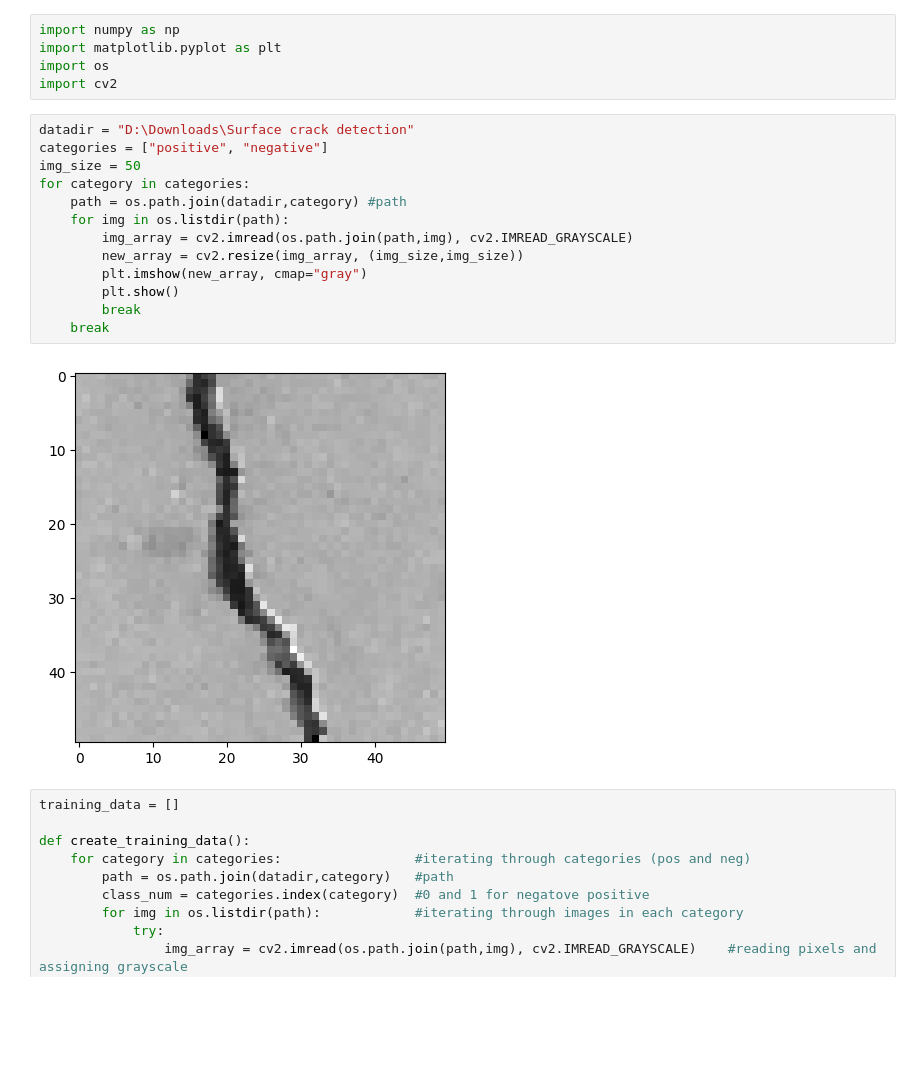
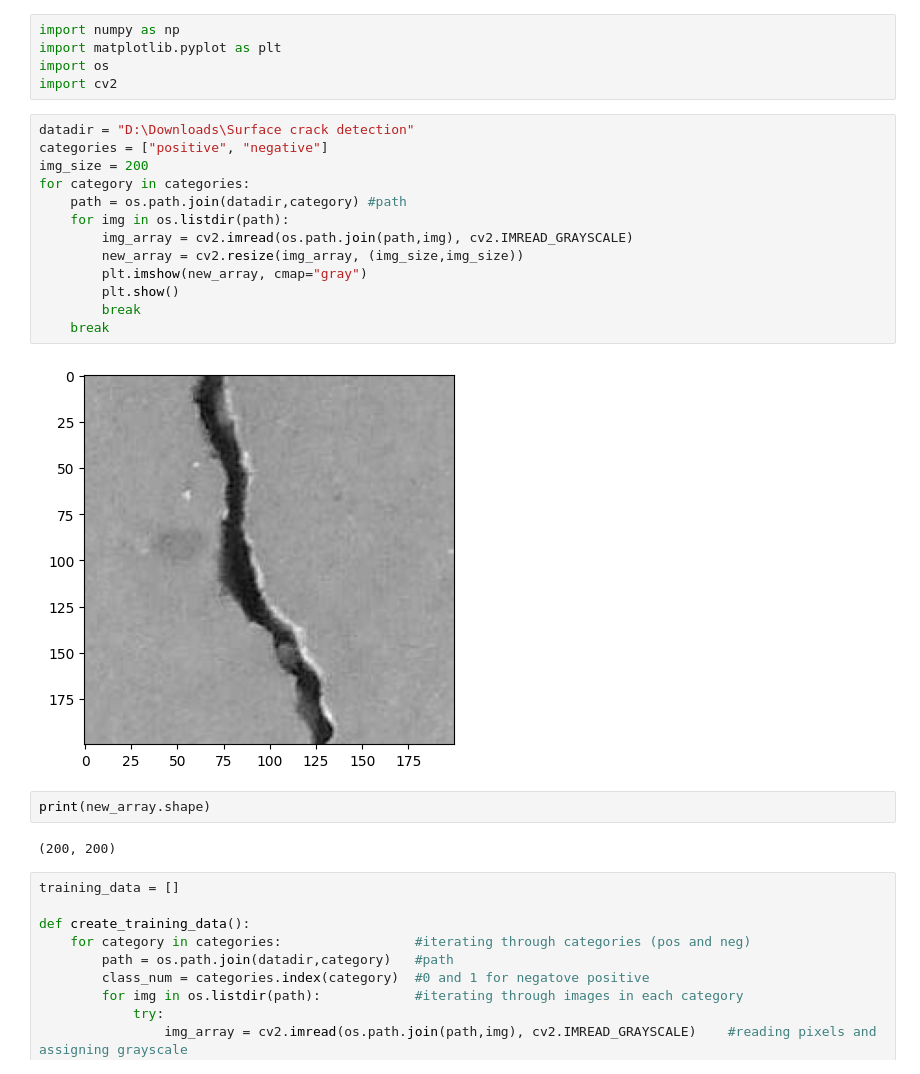
Before and after one commit to AhmedElnagarCode/Surface-Crack-Detection, a Jupyter notebook: CV.ipynb, the cells around one changed output. Drawn from its saved outputs; the diff is of its cells as text; blank space fills up the shorter version.

```diff
--- a/CV.ipynb
+++ b/CV.ipynb
@@ -6,18 +6,22 @@ import cv2
 # %%
 datadir = "D:\Downloads\Surface crack detection"
 categories = ["positive", "negative"]
-img_size = 50
+img_size = 200
 for category in categories:
     path = os.path.join(datadir,category) #path
     for img in os.listdir(path):
         img_array = cv2.imread(os.path.join(path,img), cv2.IMREAD_GRAYSCALE)
         new_array = cv2.resize(img_array, (img_size,img_size))
         plt.imshow(new_array, cmap="gray")
         plt.show()
         break
     break
 # %% [output]
-[figure, old version]
+[figure, new version]
+# %%
+print(new_array.shape)
+# %% [output]
+(200, 200)
 # %%
 training_data = []
 
```
Also changed, not shown: parts of 6 cells of this notebook.
